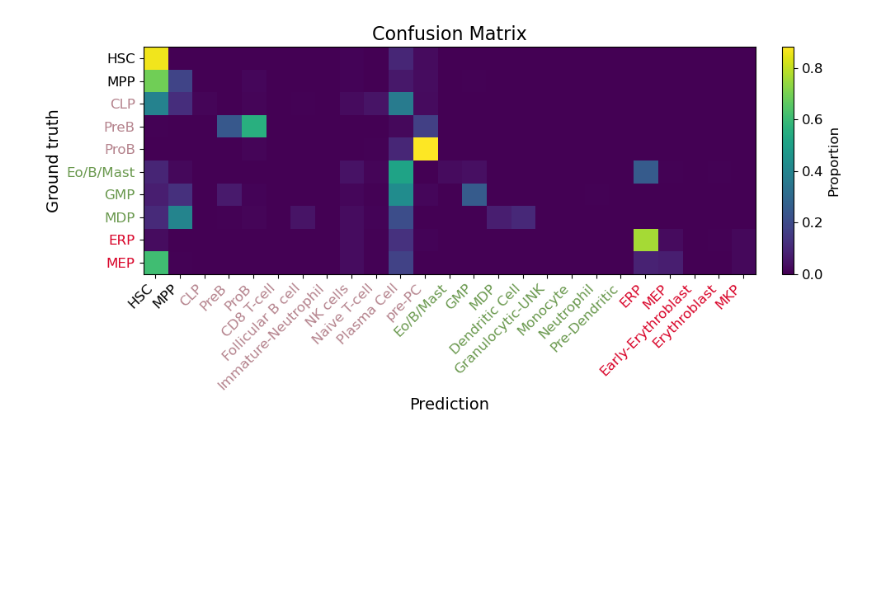
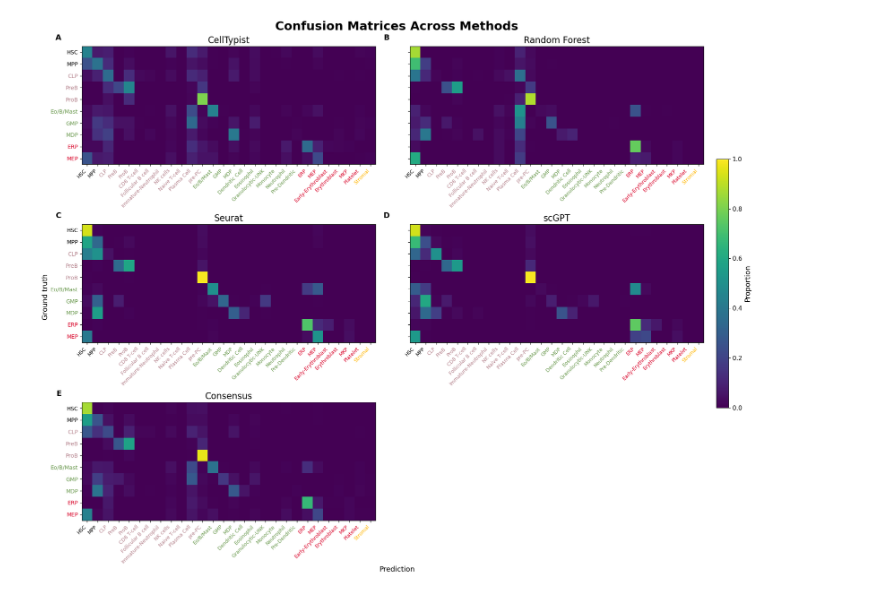
Before and after one commit to dasotortiz/LLM_project, a Jupyter notebook: Additional_visualization/confussion_matrix.ipynb, the cells around one changed output. Drawn from its saved outputs; the diff is of its cells as text; code cells hidden in the pictures; blank space fills up the shorter version.

Commit message:
Commit message: Add additional visualizations

```diff
--- a/Additional_visualization/confussion_matrix.ipynb
+++ b/Additional_visualization/confussion_matrix.ipynb
@@ -3,8 +3,14 @@ import pandas as pd
 import numpy as np
 import matplotlib.pyplot as plt
 # %%
-cm_celltypist = pd.read_csv('/ibex/user/sotoorda/masterh1/LLM project/CellTypist/predictions_celltypist.csv')
-cm_rf = pd.read_csv('/ibex/user/sotoorda/masterh1/LLM project/Random_forest/prediction_results.csv')
-cm_seurat = pd.read_csv('/ibex/user/sotoorda/masterh1/LLM project/Label_transfer/predictions_seurat.csv')
-cm_seurat["Predicted_label"] = cm_seurat.index
+aligned_preds = pd.read_csv('/ibex/user/sotoorda/LLM_project/benchmarking/aligned_model_predictions.csv')
+consensus_preds = pd.read_csv('/ibex/user/sotoorda/LLM_project/LLM_model/results/consensus_per_cell_results.csv')
+
+model_configs = [
+    ("CellTypist", aligned_preds, "Ground_truth", "CellTypist"),
+    ("Random Forest", aligned_preds, "Ground_truth", "RandomForest"),
+    ("Seurat", aligned_preds, "Ground_truth", "Seurat"),
+    ("scGPT", aligned_preds, "Ground_truth", "scGPT_prediction"),
+    ("Consensus", consensus_preds, "Ground_truth", "Consensus_label"),
+]
 # %%
@@ -135,32 +164,67 @@ col_colors = get_label_colors(cm_final.columns, lineage_map, lineage_colors)
 # %%
-fig, ax = plt.subplots(figsize=(10, 5))  # larger figure
-im = ax.imshow(cm_final.values, aspect='auto', cmap='viridis')
+# Journal-style panel layout: 2 columns x 3 rows (5 matrices + 1 empty slot)
+fig, axes = plt.subplots(3, 2, figsize=(18, 14), sharex=True, sharey=True, constrained_layout=True)
+fig.set_constrained_layout_pads(w_pad=0.02, h_pad=0.02, wspace=0.02, hspace=0.02)
+axes_flat = axes.flatten()
+panel_letters = ["A", "B", "C", "D", "E"]
 
-# Axis ticks
-ax.set_xticks(range(len(cm_final.columns)))
-ax.set_yticks(range(len(cm_final.index)))
+im = None
+for i, (model_name, _, _, _) in enumerate(model_configs):
+    ax = axes_flat[i]
+    cm_plot = cm_results[model_name]
 
-ax.set_xticklabels(cm_final.columns, rotation=45, ha='right', fontsize=12)
-ax.set_yticklabels(cm_final.index, fontsize=12)
+    im = ax.imshow(cm_plot.values, aspect='auto', cmap='viridis', vmin=0, vmax=1)
 
-# Apply lineage colors
-for tick, color in zip(ax.get_yticklabels(), row_colors):
-    tick.set_color(color)
-for tick, color in zip(ax.get_xticklabels(), col_colors):
-    tick.set_color(color)
+    # Panel label + model title
+    ax.text(
+        -0.07, 1.04, panel_letters[i],
+        transform=ax.transAxes,
+        fontsize=14,
+        fontweight='bold',
+        va='bottom',
+        ha='right'
+    )
+    ax.set_title(model_name, fontsize=16, pad=6)
 
-# Add colorbar
-cbar = plt.colorbar(im, ax=ax, fraction=0.046, pad=0.04)
-cbar.set_label("Proportion", fontsize=12)
-cbar.ax.tick_params(labelsize=12)
+    # Ticks and tick labels
+    ax.set_xticks(range(len(final_pred_order)))
+    ax.set_yticks(range(len(sorted_rows)))
+    ax.set_xticklabels(final_pred_order, rotation=45, ha='right', fontsize=9)
+    ax.set_yticklabels(sorted_rows, fontsize=10)
 
-ax.set_xlabel("Prediction", fontsize=14)
-ax.set_ylabel("Ground truth", fontsize=14)
-ax.set_title("Confusion Matrix", fontsize=16)
+    # Show x tick labels on all panels; show y tick labels only on left column for unified layout
+    ax.tick_params(axis='x', labelbottom=True)
+    if i % 2 == 0:
+        ax.tick_params(axis='y', labelleft=True)
+    else:
+        ax.tick_params(axis='y', labelleft=False)
 
-plt.tight_layout()
+    # Lineage-colored tick labels
+    for tick, color in zip(ax.get_yticklabels(), row_colors):
+        tick.set_color(color)
+    for tick, color in zip(ax.get_xticklabels(), col_colors):
+        tick.set_color(color)
 
-plt.savefig("/ibex/user/sotoorda/masterh1/LLM project/Additional_visualization/cm_seurat.pdf", dpi=300, format='pdf')
+# Hide the 6th (unused) subplot
+axes_flat[-1].axis('off')
+
+# Unified axis titles for the whole figure
+fig.supxlabel("Prediction", fontsize=13)
+fig.supylabel("Ground truth", fontsize=13)
+
+# Single shared legend/colorbar for all subplots
+cbar = fig.colorbar(im, ax=axes_flat[:5], fraction=0.02, pad=0.02)
+cbar.set_label("Proportion", fontsize=13)
+cbar.ax.tick_params(labelsize=11)
+
+fig.suptitle("Confusion Matrices Across Methods", fontsize=22, fontweight='bold')
+
+plt.savefig(
+    "/ibex/user/sotoorda/LLM_project/Additional_visualization/cm_panel_5_models.pdf",
+    dpi=300,
+    format='pdf',
+    bbox_inches='tight'
+)
 plt.show()
 # %% [output]
-[figure, old version]
+[figure, new version]
```
Also changed, not shown: parts of 5 cells of this notebook, 9 other files.
